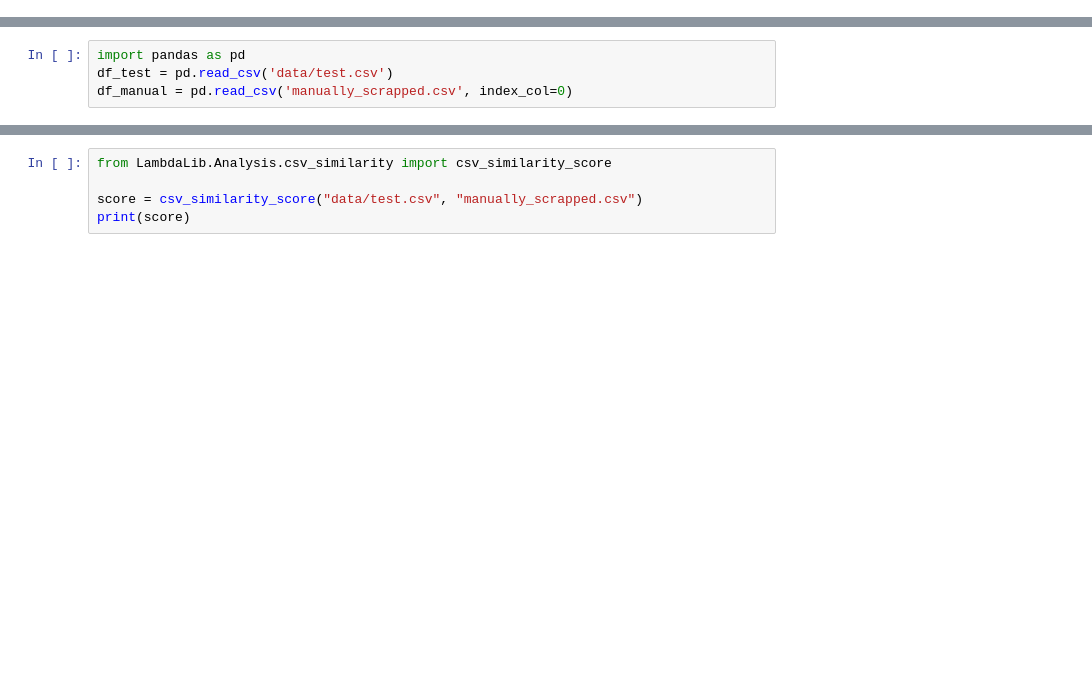
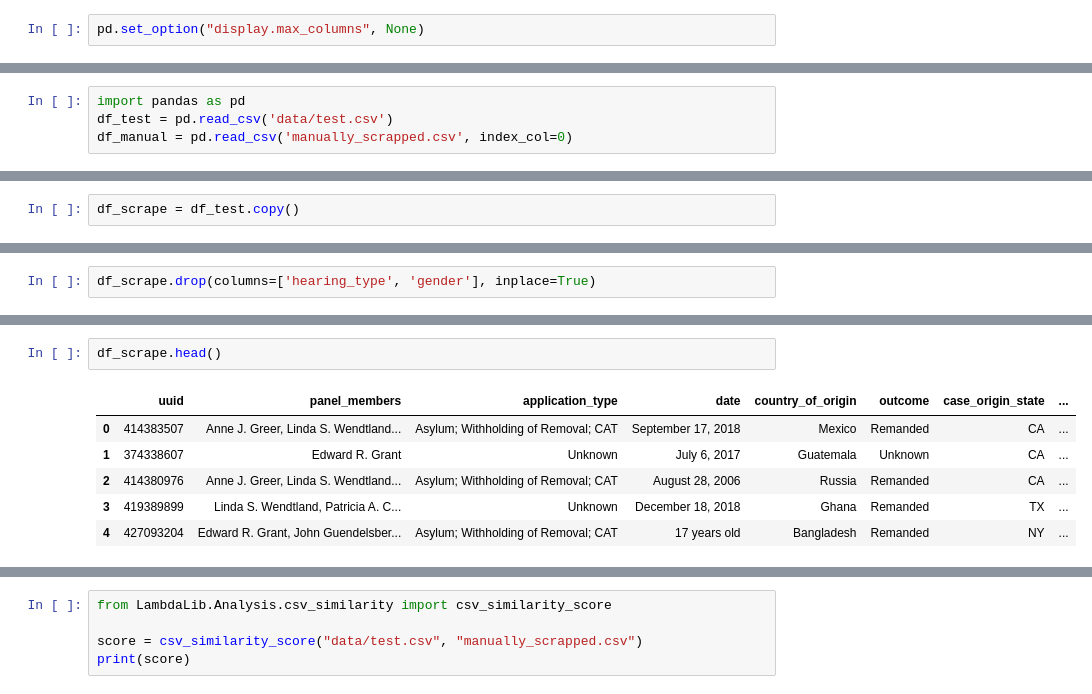
Before and after one commit to BloomTech-Labs/human-rights-first-asylum-ds-a, a Jupyter notebook: notebooks/scrapper_accuracy.ipynb, the cells around one changed output, grey strips where cells are left out. Cells and saved outputs as stored; diff of their text form; blank space fills up the shorter version.

```diff
--- a/notebooks/scrapper_accuracy.ipynb
+++ b/notebooks/scrapper_accuracy.ipynb
@@ -577,5 +537,7 @@ cases
 # %%
 # Return to original working repo
 os.chdir(owd)
+# %%
+pd.set_option("display.max_columns", None)
 # %%
 import csv
@@ -630,0 +561,2 @@ df_manual
+# %%
+df_scrape = df_test.copy()
@@ -630,0 +569,2 @@ df_manual
+# %%
+df_scrape.drop(columns=['hearing_type', 'gender'], inplace=True)
@@ -630,0 +590,9 @@ df_manual
+# %%
+df_scrape.head()
+# %% [output]
+|  | uuid | panel_members | application_type | date | country_of_origin | outcome | case_origin_state | ... |
+| 0 | 414383507 | Anne J. Greer, Linda S. Wendtland... | Asylum; Withholding of Removal; CAT | September 17, 2018 | Mexico | Remanded | CA | ... |
+| 1 | 374338607 | Edward R. Grant | Unknown | July 6, 2017 | Guatemala | Unknown | CA | ... |
+| 2 | 414380976 | Anne J. Greer, Linda S. Wendtland... | Asylum; Withholding of Removal; CAT | August 28, 2006 | Russia | Remanded | CA | ... |
+| 3 | 419389899 | Linda S. Wendtland, Patricia A. C... | Unknown | December 18, 2018 | Ghana | Remanded | TX | ... |
+| 4 | 427093204 | Edward R. Grant, John Guendelsber... | Asylum; Withholding of Removal; CAT | 17 years old | Bangladesh | Remanded | NY | ... |
```
Also changed, not shown: parts of 14 cells of this notebook, 1 other file.
